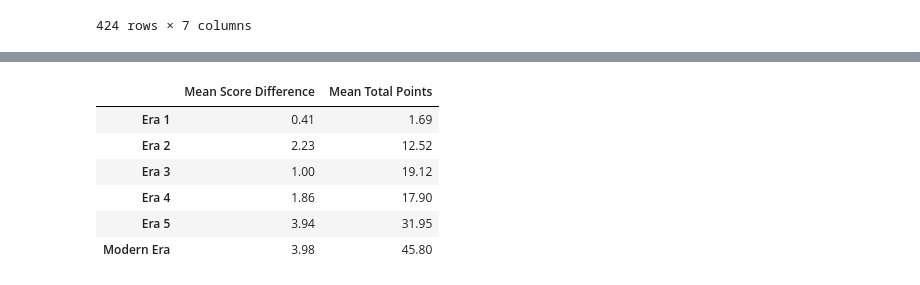
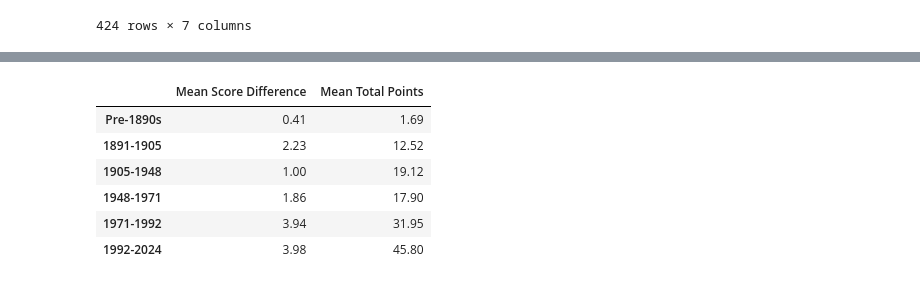
Before and after one commit to DougF-5749/rugby_union_internationals, a Jupyter notebook: notebooks/r_u_internationals.ipynb, the cells around one changed output, grey strips where cells are left out. Drawn from its saved outputs; the diff is of its cells as text; code cells hidden in the pictures.

```diff
--- a/notebooks/r_u_internationals.ipynb
+++ b/notebooks/r_u_internationals.ipynb
@@ -281,21 +257,26 @@ total_points        45.80
-# %%
-# store these means for each era in a dataframe
-
-era_means_tp_sd = pd.DataFrame(
-    [era_one_means, era_two_means, era_three_means, era_four_means, era_five_means, modren_era_means],
-    index = ['Era 1', 'Era 2', 'Era 3', 'Era 4', 'Era 5', 'Modern Era']
-)
-
-column_mapper = ['Mean Score Difference', 'Mean Total Points']
-
-era_means_tp_sd.columns = column_mapper
-
-era_means_tp_sd
-# %% [output]
-|  | Mean Score Difference | Mean Total Points |
-| Era 1 | 0.41 | 1.69 |
-| Era 2 | 2.23 | 12.52 |
-| Era 3 | 1.00 | 19.12 |
-| Era 4 | 1.86 | 17.90 |
-| Era 5 | 3.94 | 31.95 |
-| Modern Era | 3.98 | 45.80 |
+# %%
+era_one_means = era_one[['score_difference', 'total_points']].mean().round(decimals=2)
+era_two_means = era_two[['score_difference', 'total_points']].mean().round(decimals=2)
+era_three_means = era_three[['score_difference', 'total_points']].mean().round(decimals=2)
+era_four_means = era_four[['score_difference', 'total_points']].mean().round(decimals=2)
+era_five_means = era_five[['score_difference', 'total_points']].mean().round(decimals=2)
+modren_era_means = modern_era[['score_difference', 'total_points']].mean().round(decimals=2)
+
+era_means_tp_sd = pd.DataFrame(
+    [era_one_means, era_two_means, era_three_means, era_four_means, era_five_means, modren_era_means],
+    index = ['Pre-1890s', '1891-1905', '1905-1948', '1948-1971', '1971-1992', '1992-2024']
+)
+
+column_mapper = ['Mean Score Difference', 'Mean Total Points']
+
+era_means_tp_sd.columns = column_mapper
+
+era_means_tp_sd
+# %% [output]
+|  | Mean Score Difference | Mean Total Points |
+| Pre-1890s | 0.41 | 1.69 |
+| 1891-1905 | 2.23 | 12.52 |
+| 1905-1948 | 1.00 | 19.12 |
+| 1948-1971 | 1.86 | 17.90 |
+| 1971-1992 | 3.94 | 31.95 |
+| 1992-2024 | 3.98 | 45.80 |
```
Also changed, not shown: parts of 9 cells of this notebook.
